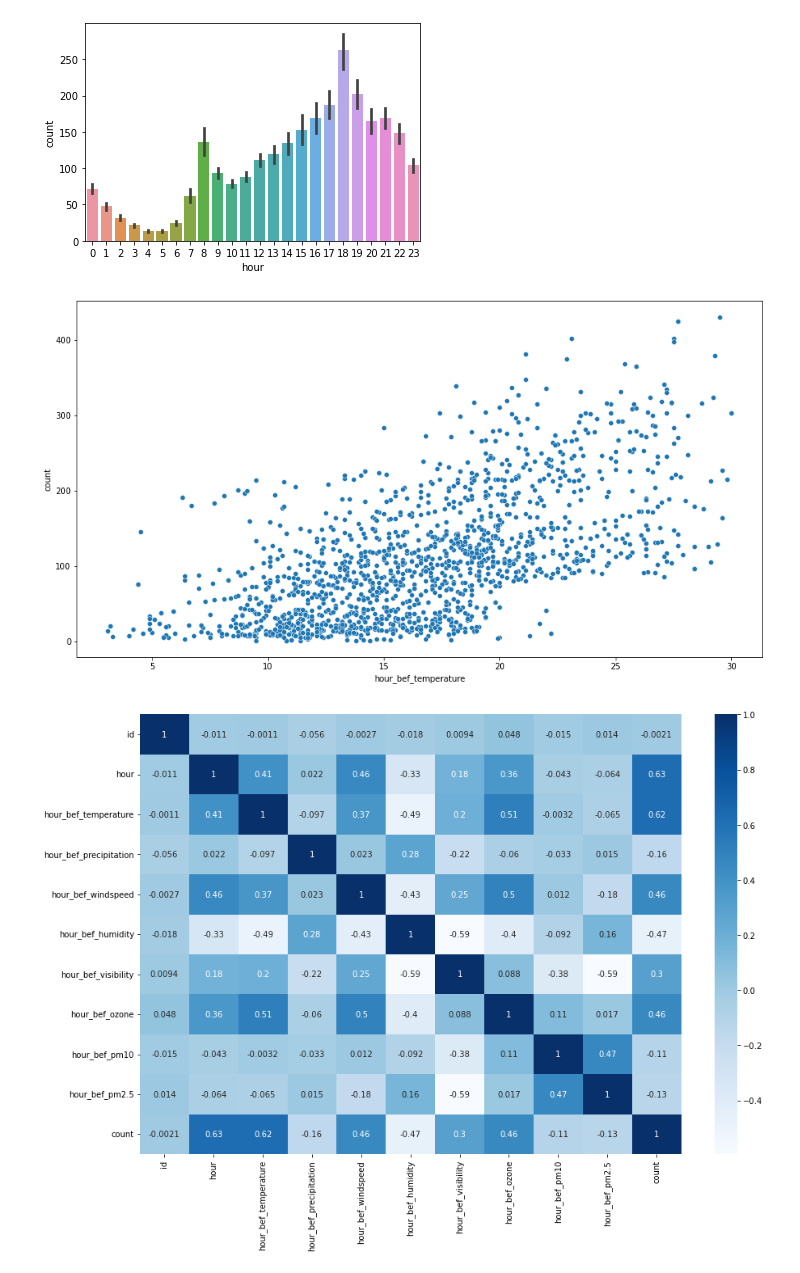
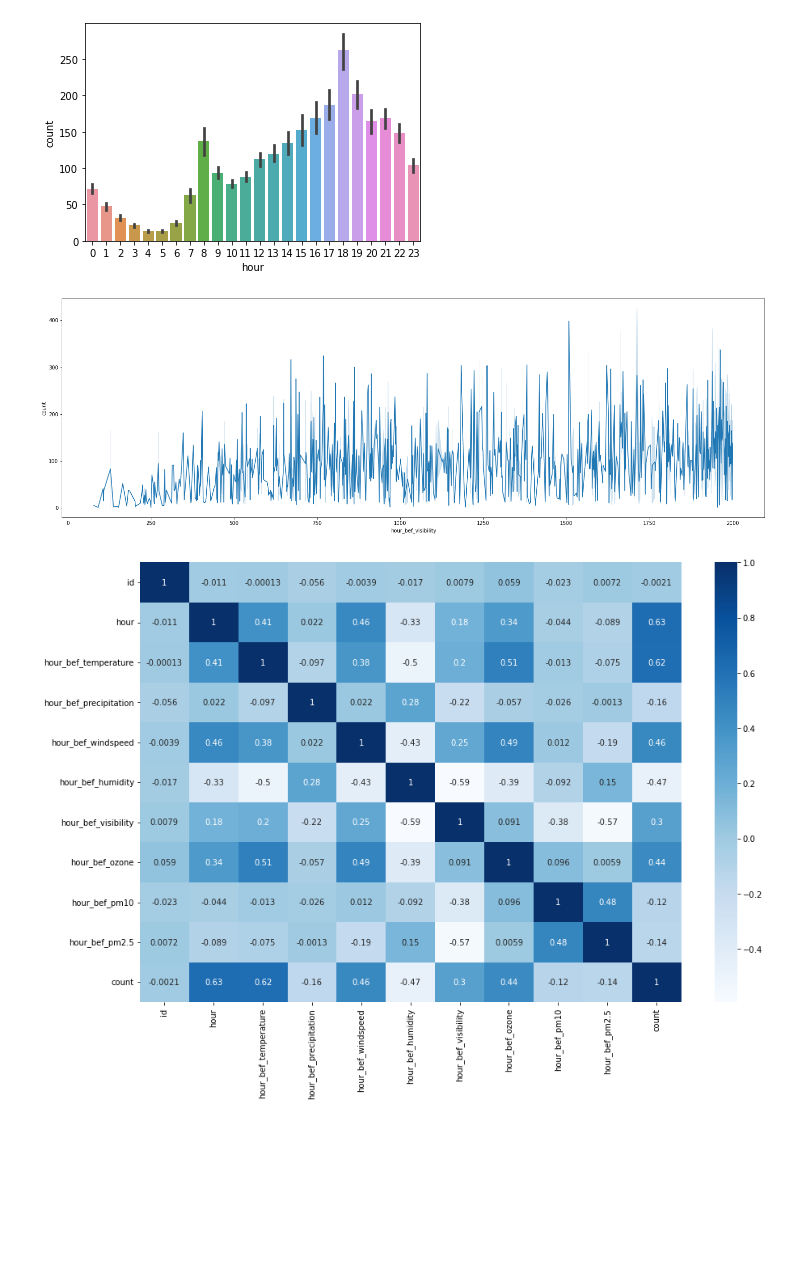
Before and after one commit to swwho96/AI-Competition, a Jupyter notebook: dacon/beginner/따릉이/따릉이.ipynb, the cells around one changed output. Saved outputs shown, nothing was run; the diff lists cells and outputs as text; code cells hidden in the pictures; blank space fills up the shorter version.

Commit message:
fillna as ffill

```diff
--- a/dacon/beginner/따릉이/따릉이.ipynb
+++ b/dacon/beginner/따릉이/따릉이.ipynb
@@ -67,7 +67,7 @@ hour_bef_pm2.5            117
 count                       0
 dtype: int64
 # %%
-data = data.fillna(method='bfill')
+data = data.fillna(method='ffill')
 # %%
 data.describe()
 # %% [output]
@@ -121,11 +121,11 @@ sns.barplot(x='hour', y='count', data=data)
 <AxesSubplot:xlabel='hour', ylabel='count'>
 [figure]
 # %%
-plt.figure(figsize=(15, 8))
-sns.scatterplot(x='hour_bef_temperature', y='count', data=data)
+plt.figure(figsize=(25, 8))
+sns.lineplot(x='hour_bef_visibility', y='count', data=data)
 plt.show()
 # %% [output]
-[figure, old version]
+[figure, new version]
 # %%
 plt.figure(figsize=(15,10))
 sns.heatmap(data.corr(), cmap='Blues', annot=True)
```
Also changed, not shown: parts of 15 cells of this notebook.
